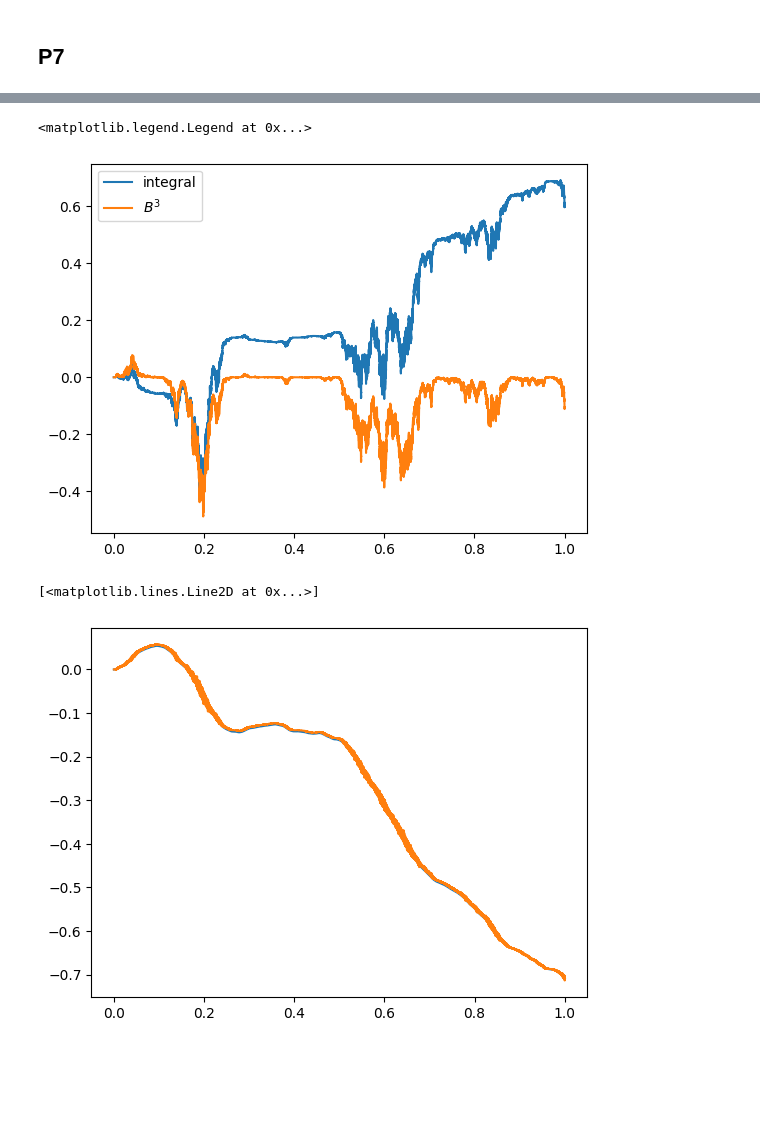
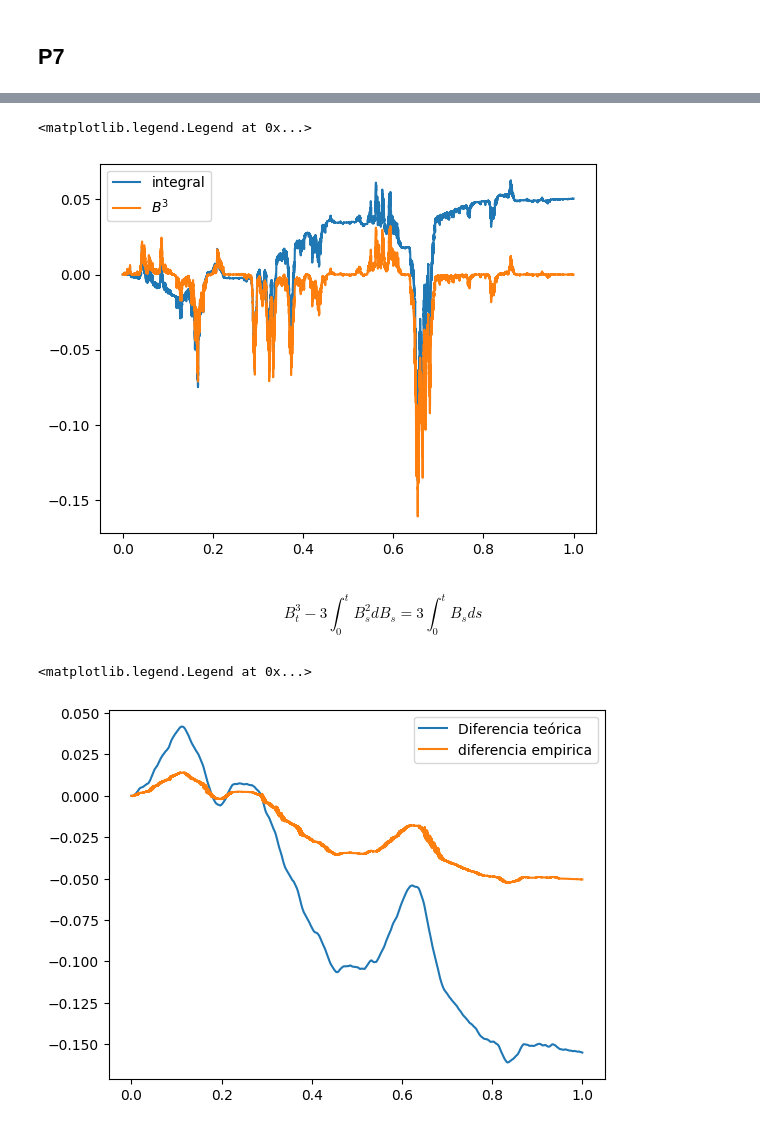
Before and after one commit to nacho2110/simulab4, a Jupyter notebook: p1lab4.ipynb, the cells around one changed output, grey strips where cells are left out. Saved outputs shown, nothing was run; the diff lists cells and outputs as text; code cells hidden in the pictures; blank space fills up the shorter version.

```diff
--- a/p1lab4.ipynb
+++ b/p1lab4.ipynb
@@ -9,7 +9,7 @@ import seaborn as sns
 # %%
 def RuidoBlanco1D(N, nf):
     def Xi(n, k, x):
-        return 2**(n/2)*(np.logical_and(k*2**(-n)<=x, x<=2**(-n)*(k+1)).astype(int)-np.logical_and((k+1)*2**(-n)<=x, x<=2**(-n)*(k+2)).astype(int))
+        return 2**(n/2)*(np.logical_and((2*k)*2**(-n-1)<=x, x<=(2*k+1)*2**(-n-1)).astype(int)-np.logical_and((2*k+1)*2**(-n-1)<=x, x<=(2*k+2)*2**(-n-1)).astype(int))
 
     alphas = np.random.normal(0,1,(nf, 2**(nf)-2))
     X = np.linspace(0,1,N)
@@ -72,7 +72,7 @@ np.float64(288.219529883649)
 # %%
 def RuidoBlanco2D(N,nf):
     def Xi(n, k, x):
-        return 2**(n/2)*(np.logical_and(k*2**(-n)<=x, x<=2**(-n)*(k+1)).astype(int)-np.logical_and((k+1)*2**(-n)<=x, x<=2**(-n)*(k+2)).astype(int))
+        return 2**(n/2)*(np.logical_and((2*k)*2**(-n-1)<=x, x<=(2*k+1)*2**(-n-1)).astype(int)-np.logical_and((2*k+1)*2**(-n-1)<=x, x<=(2*k+2)*2**(-n-1)).astype(int))
 
     alphas = np.random.normal(0,1,(nf,nf, 2**(nf)-2, 2**(nf)-2))
     c = cinicial(N)
@@ -321,5 +321,5 @@ def MovimientoBrownianoC(N, d):
 # %% [markdown]
 ## P7
 # %%
-W = np.real(RuidoBlancoC(100000, 13, 1))
+W = np.real(RuidoBlanco(100000, 15, 1))
 B = np.cumsum(W)/100000
@@ -342,11 +337,14 @@ plt.plot(x, B**3, label='$B^3$')
 plt.legend()
 # %% [output]
 <matplotlib.legend.Legend at 0x...>
-[figure, old version]
+[figure, new version]
+# %% [markdown]
+$$    B_t^3 - 3 \int_0^t B_s^2 dB_s  = 3 \int_0^t B_s ds   $$
 # %%
 plt.plot(x, 3 * np.cumsum(B)/100000, label='Diferencia teórica')
 y = (B**3)[:-1] - np.cumsum(integral)
-plt.plot(x[:-1], y)
+plt.plot(x[:-1], y, label='diferencia empirica')
+plt.legend()
 # %% [output]
-[<matplotlib.lines.Line2D at 0x...>]
+<matplotlib.legend.Legend at 0x...>
-[figure, old version]
+[figure, new version]
```
Also changed, not shown: parts of 4 cells of this notebook.
